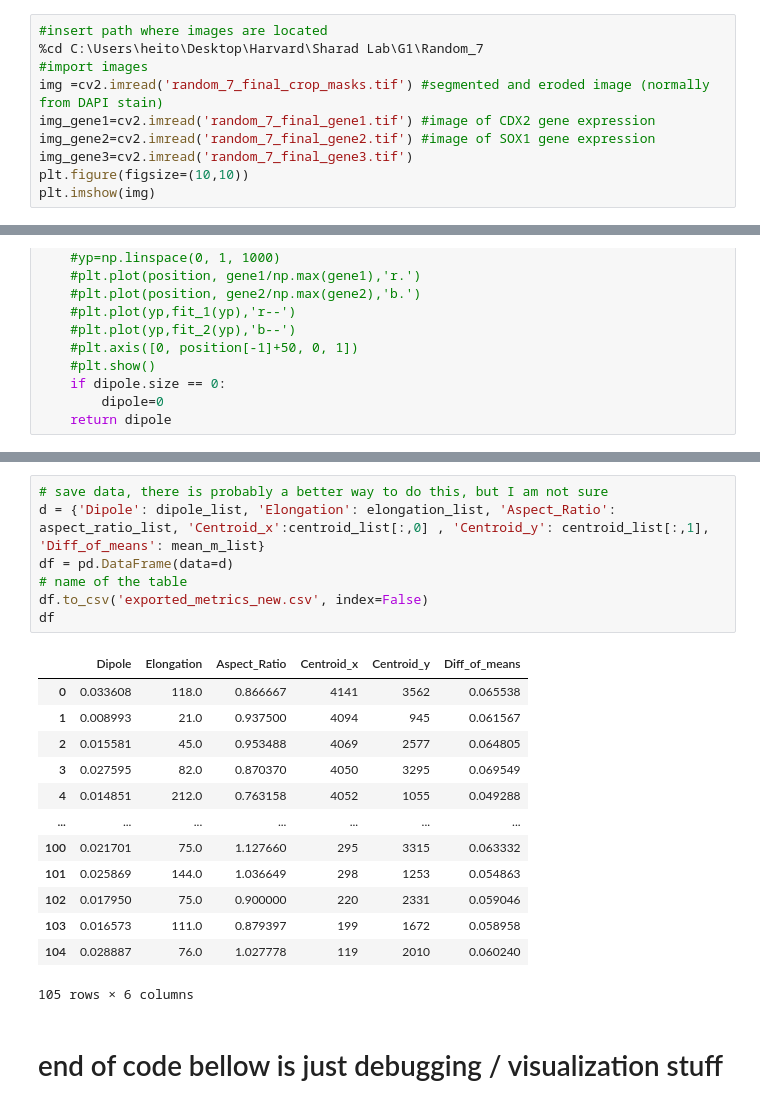
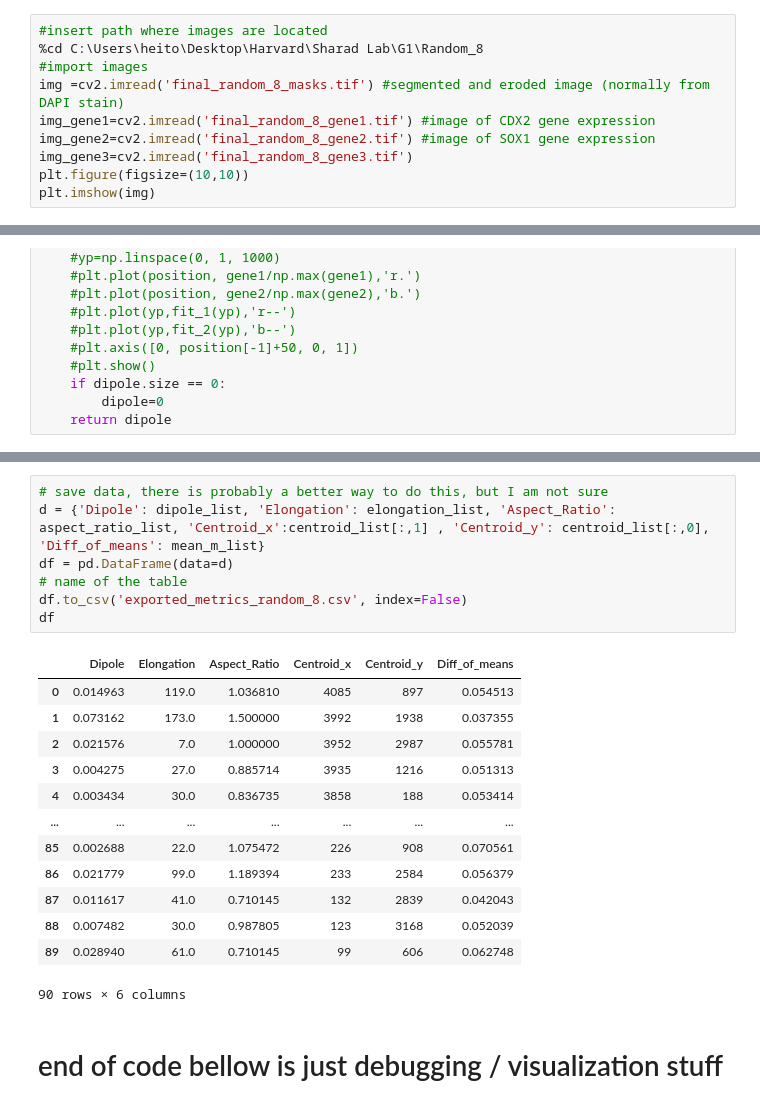
Before and after one commit to iamsmurph/SymBreak, a Jupyter notebook: scripting/obtain_metrics.ipynb, the cells around one changed output, grey strips where cells are left out. Saved outputs shown, nothing was run; the diff lists cells and outputs as text.

```diff
--- a/scripting/obtain_metrics.ipynb
+++ b/scripting/obtain_metrics.ipynb
@@ -19,12 +19,12 @@ gc.collect()
 0
 # %%
 #insert path where images are located
-%cd C:\Users\heito\Desktop\Harvard\Sharad Lab\G1\Random_7
+%cd C:\Users\heito\Desktop\Harvard\Sharad Lab\G1\Random_8
 #import images
-img =cv2.imread('random_7_final_crop_masks.tif') #segmented and eroded image (normally from DAPI stain)
-img_gene1=cv2.imread('random_7_final_gene1.tif') #image of CDX2 gene expression
-img_gene2=cv2.imread('random_7_final_gene2.tif') #image of SOX1 gene expression
-img_gene3=cv2.imread('random_7_final_gene3.tif')
+img =cv2.imread('final_random_8_masks.tif') #segmented and eroded image (normally from DAPI stain)
+img_gene1=cv2.imread('final_random_8_gene1.tif') #image of CDX2 gene expression
+img_gene2=cv2.imread('final_random_8_gene2.tif') #image of SOX1 gene expression
+img_gene3=cv2.imread('final_random_8_gene3.tif')
 plt.figure(figsize=(10,10))
 plt.imshow(img)
 # %% [output]
@@ -609,24 +615,24 @@ mean= 0.08501347065740492
 # %%
 # save data, there is probably a better way to do this, but I am not sure
-d = {'Dipole': dipole_list, 'Elongation': elongation_list, 'Aspect_Ratio': aspect_ratio_list, 'Centroid_x':centroid_list[:,0] , 'Centroid_y': centroid_list[:,1], 'Diff_of_means': mean_m_list}
+d = {'Dipole': dipole_list, 'Elongation': elongation_list, 'Aspect_Ratio': aspect_ratio_list, 'Centroid_x':centroid_list[:,1] , 'Centroid_y': centroid_list[:,0], 'Diff_of_means': mean_m_list}
 df = pd.DataFrame(data=d)
 # name of the table
-df.to_csv('exported_metrics_new.csv', index=False)
+df.to_csv('exported_metrics_random_8.csv', index=False)
 df
 # %% [output]
 |  | Dipole | Elongation | Aspect_Ratio | Centroid_x | Centroid_y | Diff_of_means |
-| 0 | 0.033608 | 118.0 | 0.866667 | 4141 | 3562 | 0.065538 |
-| 1 | 0.008993 | 21.0 | 0.937500 | 4094 | 945 | 0.061567 |
-| 2 | 0.015581 | 45.0 | 0.953488 | 4069 | 2577 | 0.064805 |
-| 3 | 0.027595 | 82.0 | 0.870370 | 4050 | 3295 | 0.069549 |
-| 4 | 0.014851 | 212.0 | 0.763158 | 4052 | 1055 | 0.049288 |
+| 0 | 0.014963 | 119.0 | 1.036810 | 4085 | 897 | 0.054513 |
+| 1 | 0.073162 | 173.0 | 1.500000 | 3992 | 1938 | 0.037355 |
+| 2 | 0.021576 | 7.0 | 1.000000 | 3952 | 2987 | 0.055781 |
+| 3 | 0.004275 | 27.0 | 0.885714 | 3935 | 1216 | 0.051313 |
+| 4 | 0.003434 | 30.0 | 0.836735 | 3858 | 188 | 0.053414 |
 | ... | ... | ... | ... | ... | ... | ... |
-| 100 | 0.021701 | 75.0 | 1.127660 | 295 | 3315 | 0.063332 |
-| 101 | 0.025869 | 144.0 | 1.036649 | 298 | 1253 | 0.054863 |
-| 102 | 0.017950 | 75.0 | 0.900000 | 220 | 2331 | 0.059046 |
-| 103 | 0.016573 | 111.0 | 0.879397 | 199 | 1672 | 0.058958 |
-| 104 | 0.028887 | 76.0 | 1.027778 | 119 | 2010 | 0.060240 |
+| 85 | 0.002688 | 22.0 | 1.075472 | 226 | 908 | 0.070561 |
+| 86 | 0.021779 | 99.0 | 1.189394 | 233 | 2584 | 0.056379 |
+| 87 | 0.011617 | 41.0 | 0.710145 | 132 | 2839 | 0.042043 |
+| 88 | 0.007482 | 30.0 | 0.987805 | 123 | 3168 | 0.052039 |
+| 89 | 0.028940 | 61.0 | 0.710145 | 99 | 606 | 0.062748 |
-105 rows × 6 columns
+90 rows × 6 columns
 # %% [markdown]
 # end of code bellow is just debugging / visualization stuff
 # %%
```
Also changed, not shown: parts of 3 cells of this notebook.
